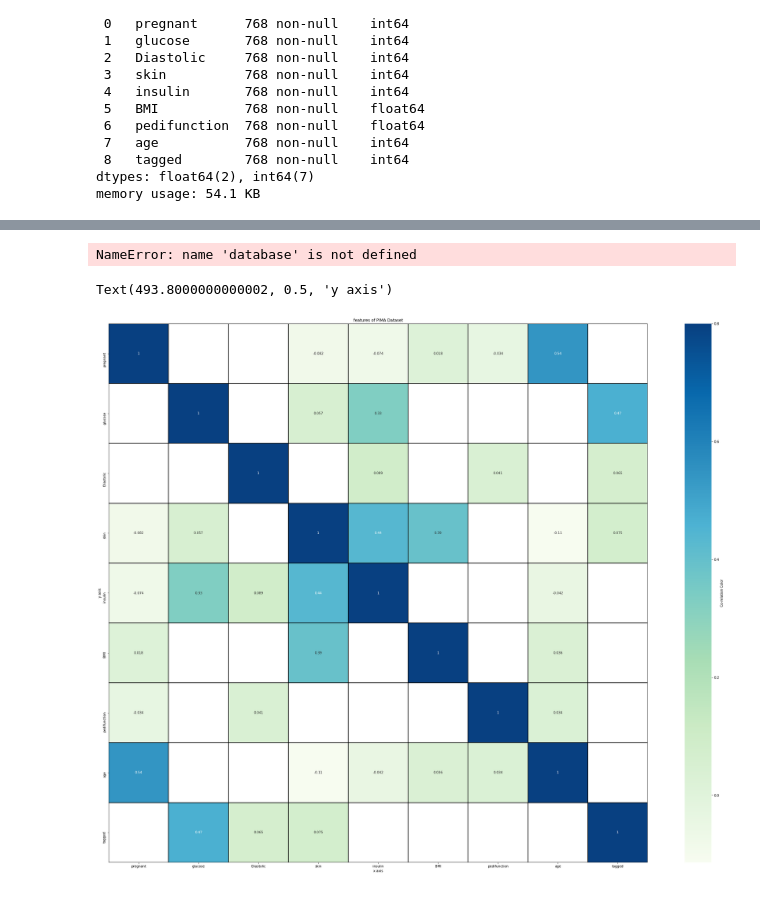
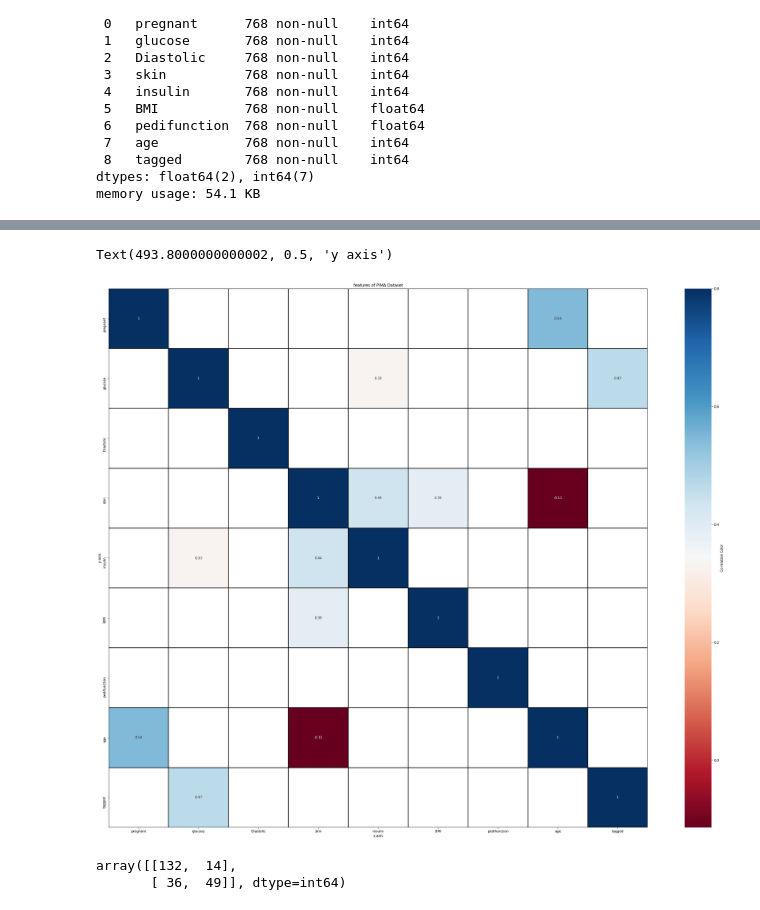
Before and after one commit to parulbedi/pima, a Jupyter notebook: pima_classification.ipynb, the cells around one changed output, grey strips where cells are left out. Drawn from its saved outputs; the diff is of its cells as text; code cells hidden in the pictures.

```diff
--- a/pima_classification.ipynb
+++ b/pima_classification.ipynb
@@ -82,17 +80,14 @@ for col in convert_column:
 feature_column = ['pregnant','glucose','Diastolic','skin','insulin','BMI','pedifunction','age']
 X = database[feature_column]
 y = database.tagged
-X.describe()
-# %% [output]
-NameError: name 'database' is not defined
 # %%
 corr = database.corr()
 mplt.figure(figsize=(40, 30))
-co_range = corr[(corr >= 0.3)| (corr <=0.1)]
-sns.heatmap(co_range, vmax=.8, linewidths=0.01, square=True, annot=True, cmap='GnBu', linecolor='black', cbar_kws={'label':'Co-relation Color'})
+co_range = corr[(corr >= 0.3) | (corr <= -0.1)]
+seab.heatmap(co_range, vmax=.8, linewidths=0.01, square=True, annot=True, cmap='RdBu', linecolor='black', cbar_kws={'label':'Co-relation Color'})
 mplt.title('features of PIMA Dataset')
 mplt.xlabel('x axis')
 mplt.ylabel('y axis')
 # %% [output]
 Text(493.8000000000002, 0.5, 'y axis')
-[figure, old version]
+[figure, new version]
@@ -98,0 +107,9 @@ Text(493.8000000000002, 0.5, 'y axis')
+# %%
+# [[ TP , FN ],
+# [ FP , TN ]]
+
+matrix_evalution  = metrics.confusion_matrix(y_test, y_prediction)
+matrix_evalution
+# %% [output]
+array([[132,  14],
+       [ 36,  49]], dtype=int64)
```
Also changed, not shown: parts of 7 cells of this notebook.
